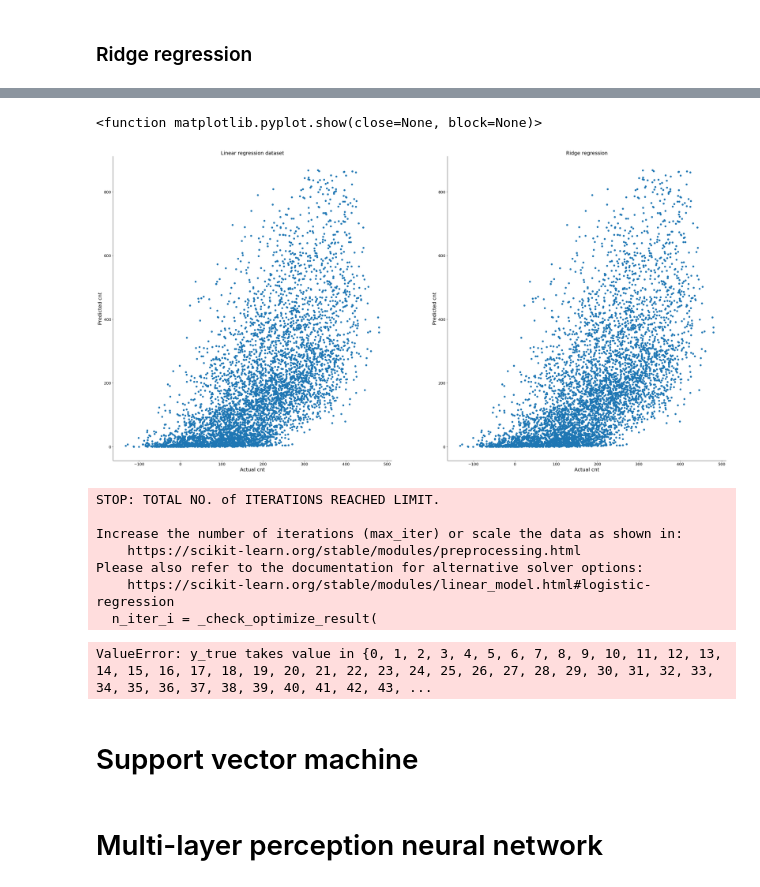
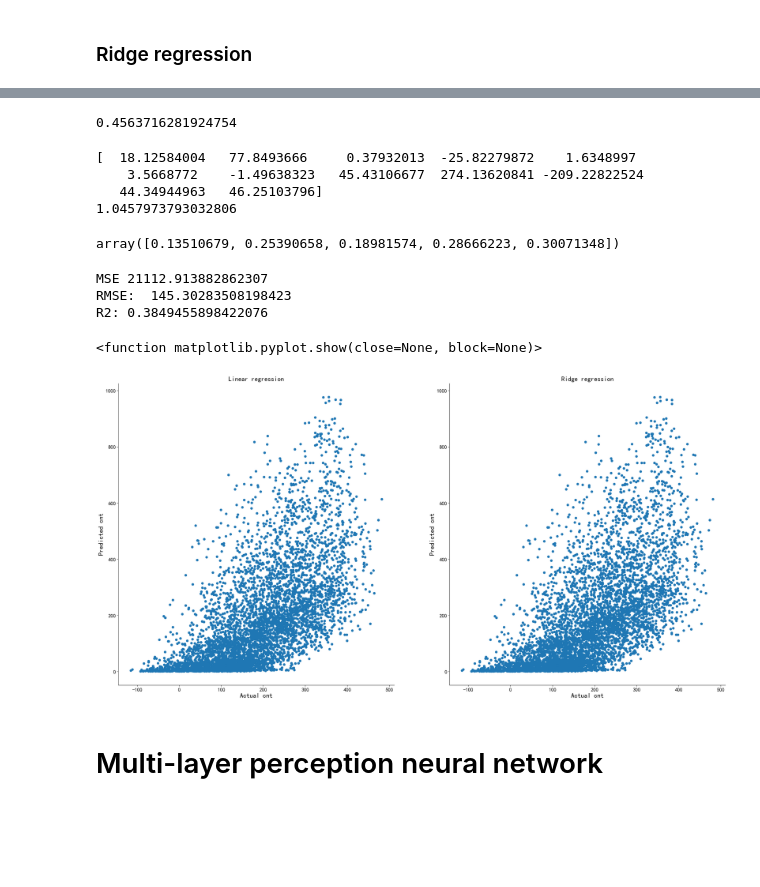
Before and after one commit to losemytoy/Machine-Learning, a Jupyter notebook: Untitled.ipynb, the cells around one changed output, grey strips where cells are left out. Cells and saved outputs as stored; diff of their text form; code cells hidden in the pictures; blank space fills up the shorter version.

```diff
--- a/Untitled.ipynb
+++ b/Untitled.ipynb
@@ -338,6 +317,8 @@ R2: 0.40016136094681787
 ### Ridge regression
 # %%
 from sklearn.linear_model import Ridge
-ridge = Ridge(alpha=.5).fit(X_train,y_train)
-ridge
+ridge = Ridge(alpha=.5)
+ridge.fit(X_train,y_train)
+print(ridge.coef_)
+print(ridge.intercept_)
 # %% [output]
@@ -367,47 +360,64 @@ ridge.score(X,y)
+# %%
+from sklearn.linear_model import RidgeCV
+from sklearn import metrics
+ridge_cv = RidgeCV(alphas = alphas, cv =10, scoring='r2')
+ridge_cv.fit(X_train,y_train)
+ridge_cv.alpha_
+# %% [output]
+0.4563716281924754
+# %%
+rd = Ridge(alpha=0.4563716281924754) #, fit_intercept=False
+rd.fit(X_train, y_train)
+print(rd.coef_)
+print(rd.intercept_)
+# %% [output]
+[  18.12584004   77.8493666     0.37932013  -25.82279872    1.6348997
+    3.5668772    -1.49638323   45.43106677  274.13620841 -209.22822524
+   44.34944963   46.25103796]
+1.0457973793032806
+# %%
+ridgeScores = cross_val_score(rd, X, y, cv=5)
+ridgeScores
+# %% [output]
+array([0.13510679, 0.25390658, 0.18981574, 0.28666223, 0.30071348])
+# %%
+from sklearn.metrics import mean_squared_error, r2_score
+ridgePredictions = rd.predict(X_test)
+mse = mean_squared_error(y_test, ridgePredictions)
+print("MSE", mse)
+rmse = np.sqrt(mse)
+print("RMSE: ", rmse)
+r2 = r2_score(y_test, predictions)
+print("R2:", r2)
+score = rd.score(X,y)
+print(score)
+# %% [output]
+MSE 21112.913882862307
+RMSE:  145.30283508198423
+R2: 0.3849455898422076
 # %%
-fig, (ax1,ax2) = plt.subplots(1,2,figsize=(40,20))
+fig, (ax1,ax2) = plt.subplots(1,2,figsize=(30,15))
 
 ax1.scatter(predictions, y_test)
-ax1.set_title("Linear regression dataset", fontsize = '18')
+ax1.set_title("Linear regression", fontsize = '18')
 ax1.set_xlabel("Actual cnt", fontsize = '18')
 ax1.set_ylabel("Predicted cnt", fontsize = '18')
 ax1.tick_params(labelsize=14)
 ax1.spines['right'].set_visible(False)
 ax1.spines['top'].set_visible(False)
 
 ax2.scatter(ridgePredictions, y_test)
 ax2.set_title("Ridge regression", fontsize = '18')
 ax2.set_xlabel("Actual cnt", fontsize = '18')
 ax2.set_ylabel("Predicted cnt", fontsize = '18')
 ax2.tick_params(labelsize=14)
 ax2.spines['right'].set_visible(False)
 ax2.spines['top'].set_visible(False)
 
 plt.show
 # %% [output]
 <function matplotlib.pyplot.show(close=None, block=None)>
-[figure, old version]
+[figure, new version]
-# %%
-from sklearn.calibration import calibration_curve, CalibrationDisplay
-from sklearn.linear_model import LogisticRegression
-
-clf = LogisticRegression(random_state=0)
-clf.fit(X_train, y_train)
-y_prob = clf.predict_proba(X_test)[:, 1]
-prob_true, prob_pred = calibration_curve(y_test, y_prob, n_bins=10)
-disp = CalibrationDisplay(prob_true, prob_pred, y_prob)
-disp.plot()
-# %% [output]
-STOP: TOTAL NO. of ITERATIONS REACHED LIMIT.
-
-Increase the number of iterations (max_iter) or scale the data as shown in:
-    https://scikit-learn.org/stable/modules/preprocessing.html
-Please also refer to the documentation for alternative solver options:
-    https://scikit-learn.org/stable/modules/linear_model.html#logistic-regression
-  n_iter_i = _check_optimize_result(
-ValueError: y_true takes value in {0, 1, 2, 3, 4, 5, 6, 7, 8, 9, 10, 11, 12, 13, 14, 15, 16, 17, 18, 19, 20, 21, 22, 23, 24, 25, 26, 27, 28, 29, 30, 31, 32, 33, 34, 35, 36, 37, 38, 39, 40, 41, 42, 43, ...
-# %% [markdown]
-# Support vector machine
 # %% [markdown]
 # Multi-layer perception neural network
 # %%
```
Also changed, not shown: parts of 44 cells of this notebook.
